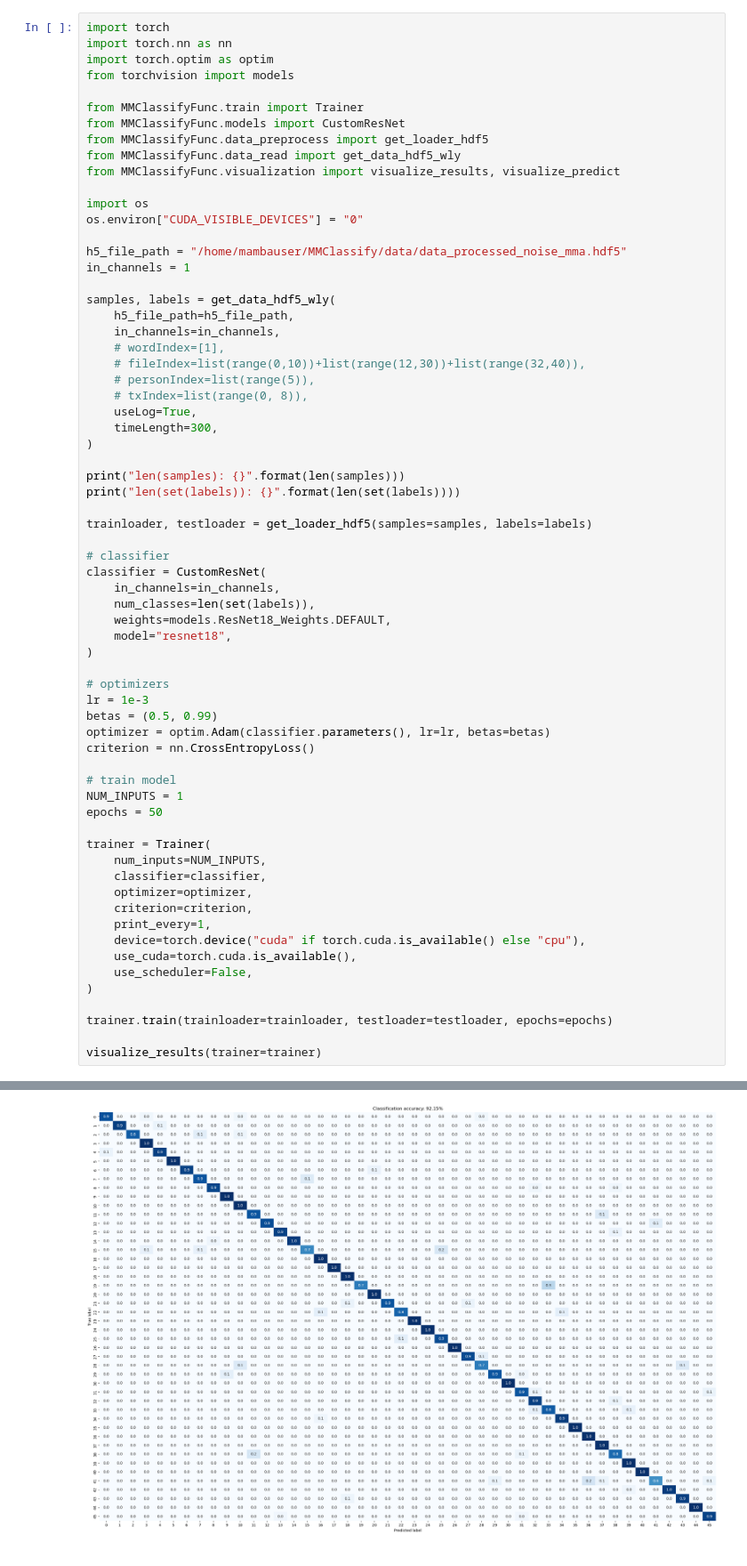
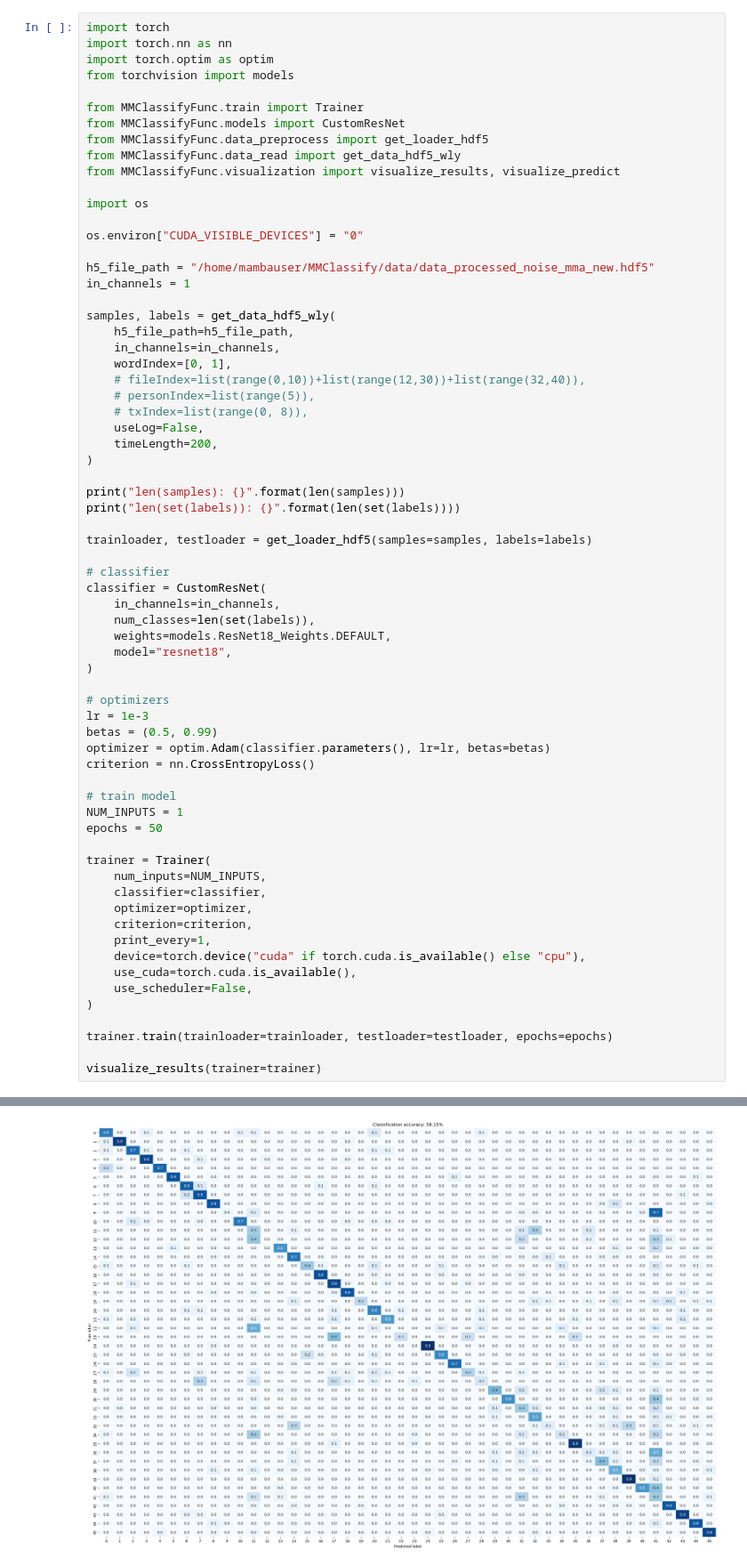
Before and after one commit to yinnanzhou/MMClassify, a Jupyter notebook: classify_raw.ipynb, the cells around one changed output, grey strips where cells are left out. Shown at 89% size. Cells and saved outputs as stored; diff of their text form.

```diff
--- a/classify_raw.ipynb
+++ b/classify_raw.ipynb
@@ -11,20 +11,21 @@ from MMClassifyFunc.data_read import get_data_hdf5_wly
 from MMClassifyFunc.visualization import visualize_results, visualize_predict
 
 import os
+
 os.environ["CUDA_VISIBLE_DEVICES"] = "0"
 
-h5_file_path = "/home/mambauser/MMClassify/data/data_processed_noise_mma.hdf5"
+h5_file_path = "/home/mambauser/MMClassify/data/data_processed_noise_mma_new.hdf5"
 in_channels = 1
 
 samples, labels = get_data_hdf5_wly(
     h5_file_path=h5_file_path,
     in_channels=in_channels,
-    # wordIndex=[1],
+    wordIndex=[0, 1],
     # fileIndex=list(range(0,10))+list(range(12,30))+list(range(32,40)),
     # personIndex=list(range(5)),
     # txIndex=list(range(0, 8)),
-    useLog=True,
-    timeLength=300,
+    useLog=False,
+    timeLength=200,
 )
 
 print("len(samples): {}".format(len(samples)))
@@ -92,4 +93,4 @@ Epoch 50 0.40s: train loss 0.000088, train acc 1.000, test loss 0.304765, test a
-[figure, old version]
+[figure, new version]
 # %%
 # import torch
 # import torch.nn as nn
```
Also changed, not shown: parts of 2 cells of this notebook, 4 other files.
